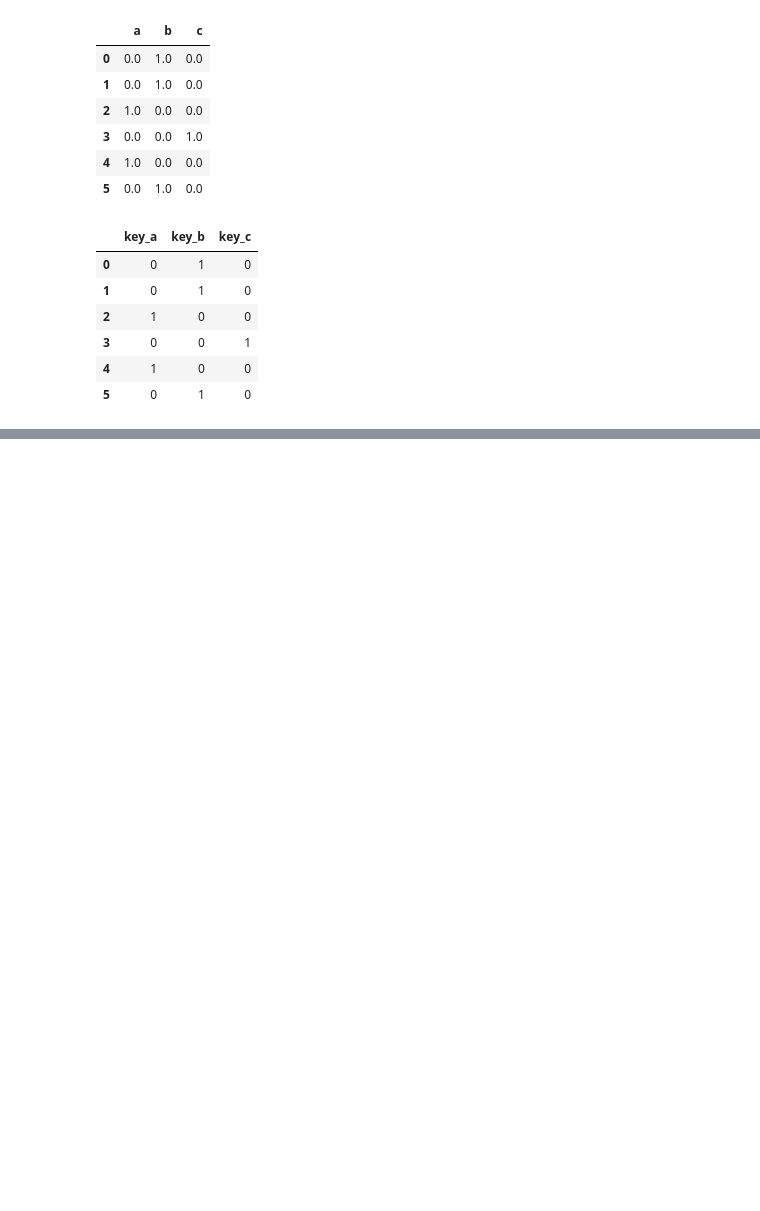
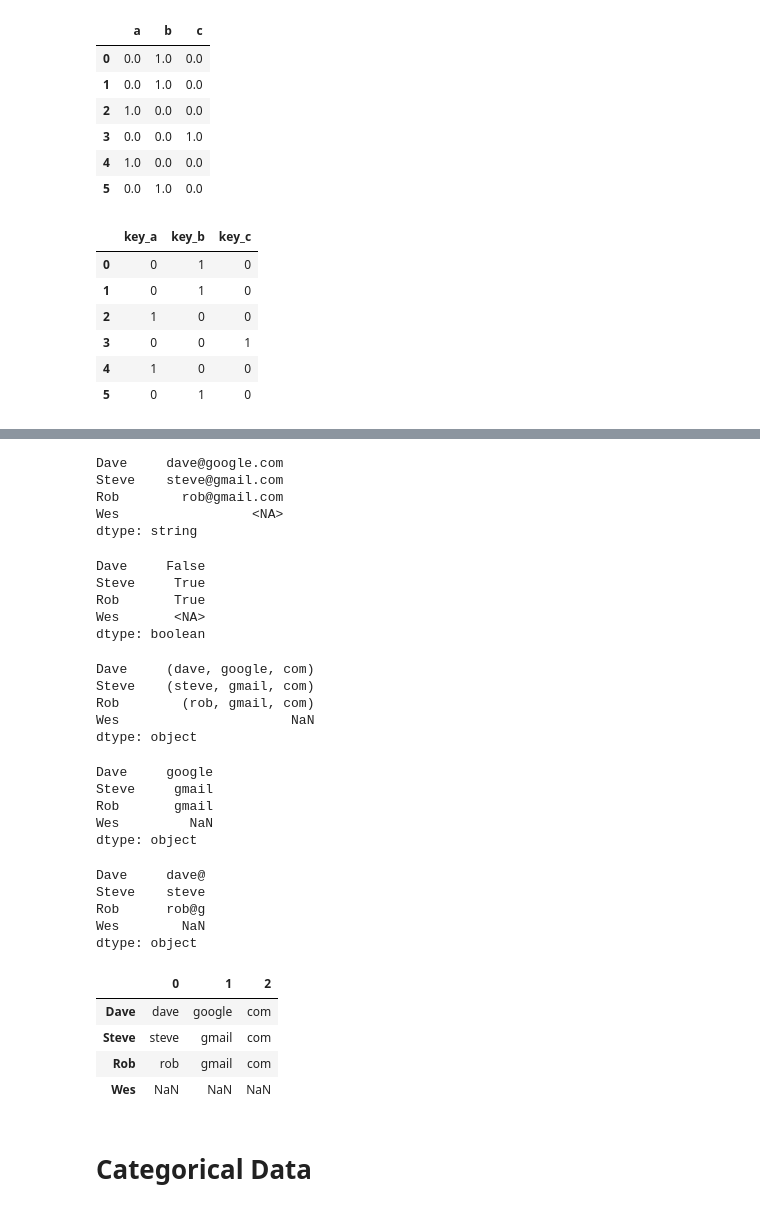
Before and after one commit to atozncoder/ai, a Jupyter notebook: PythonForDataAnalysisBook/7DataCleaning.ipynb, the cells around one changed output, grey strips where cells are left out. Drawn from its saved outputs; the diff is of its cells as text; code cells hidden in the pictures; blank space fills up the shorter version.

```diff
--- a/PythonForDataAnalysisBook/7DataCleaning.ipynb
+++ b/PythonForDataAnalysisBook/7DataCleaning.ipynb
@@ -695,0 +867,10 @@ pd.get_dummies(df["key"], prefix="key", dtype=int)
+# %%
+# match and search are related to findall, findall returns all matches in the string, search returns the first one and match only matches at the beggining
+text = """Dave dave@google.com
+Steve steve@gmail.com
+Rob rob@gmail.com
+Ryan ryan@yahoo.com"""
+pattern = r"[A-Z0-9._%+-]+@[A-Z0-9.-]+\.[A-Z]{2,4}"
+
+# re.IGNORECASE makes the regex case insensitive
+regex = re.compile(pattern, flags=re.IGNORECASE)
@@ -695,0 +898,4 @@ pd.get_dummies(df["key"], prefix="key", dtype=int)
+# %%
+# To find all occurencies of email addresses and to simultaniosly segment out each address into it's components: username, domain name and domain sufix we can user groups
+pattern = r"([A-Z0-9._%+-]+)@([A-Z0-9.-]+)\.([A-Z]{2,4})"
+regex = re.compile(pattern, flags=re.IGNORECASE)
@@ -695,0 +924,6 @@ pd.get_dummies(df["key"], prefix="key", dtype=int)
+# %%
+data = {"Dave": "dave@google.com", "Steve": "steve@gmail.com",
+        "Rob": "rob@gmail.com", "Wes": np.nan}
+
+data = pd.Series(data)
+data
@@ -695,0 +955,57 @@ pd.get_dummies(df["key"], prefix="key", dtype=int)
+# %%
+# We can also use pandas types
+data_as_string_ext = data.astype(pd.StringDtype())
+data_as_string_ext
+# %% [output]
+Dave     dave@google.com
+Steve    steve@gmail.com
+Rob        rob@gmail.com
+Wes                 <NA>
+dtype: string
+# %%
+data_as_string_ext.str.contains("gmail")
+# %% [output]
+Dave     False
+Steve     True
+Rob       True
+Wes       <NA>
+dtype: boolean
+# %%
+# Patterns can be used also
+pattern = r"([A-Z0-9._%+-]+)@([A-Z0-9.-]+)\.([A-Z]{2,4})"
+matches = data.str.findall(pattern, flags=re.IGNORECASE).str[0]
+matches
+# %% [output]
+Dave     (dave, google, com)
+Steve    (steve, gmail, com)
+Rob        (rob, gmail, com)
+Wes                      NaN
+dtype: object
+# %%
+matches.str.get(1)
+# %% [output]
+Dave     google
+Steve     gmail
+Rob       gmail
+Wes         NaN
+dtype: object
+# %%
+# We can also slice strings using this sintax
+data.str[:5]
+# %% [output]
+Dave     dave@
+Steve    steve
+Rob      rob@g
+Wes        NaN
+dtype: object
+# %%
+# str.extract will return captured groups of a regular expression as DataFrame
+data.str.extract(pattern, flags=re.IGNORECASE)
+# %% [output]
+|  | 0 | 1 | 2 |
+| Dave | dave | google | com |
+| Steve | steve | gmail | com |
+| Rob | rob | gmail | com |
+| Wes | NaN | NaN | NaN |
+# %% [markdown]
+# Categorical Data
```
Also changed, not shown: parts of 36 cells of this notebook.
